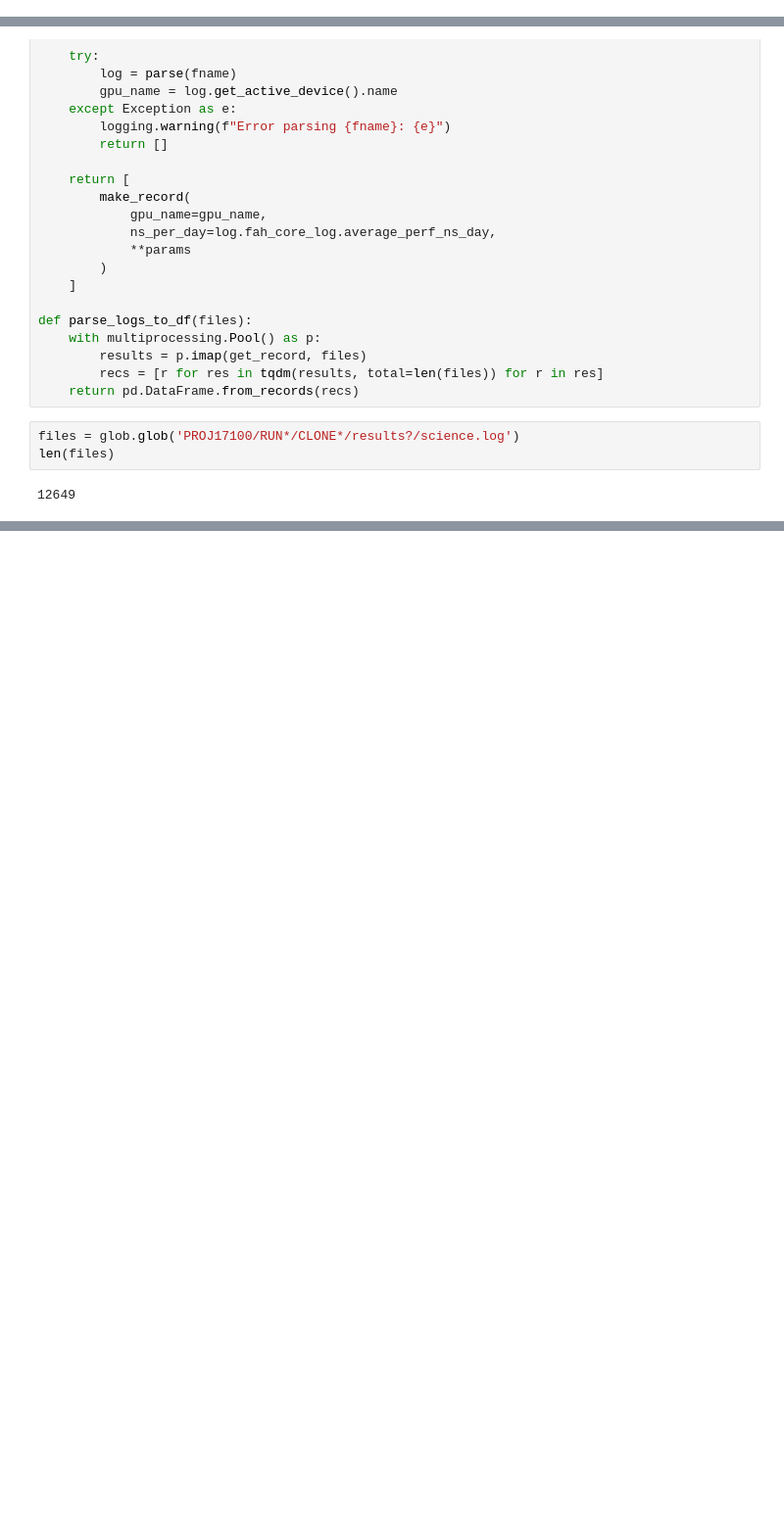
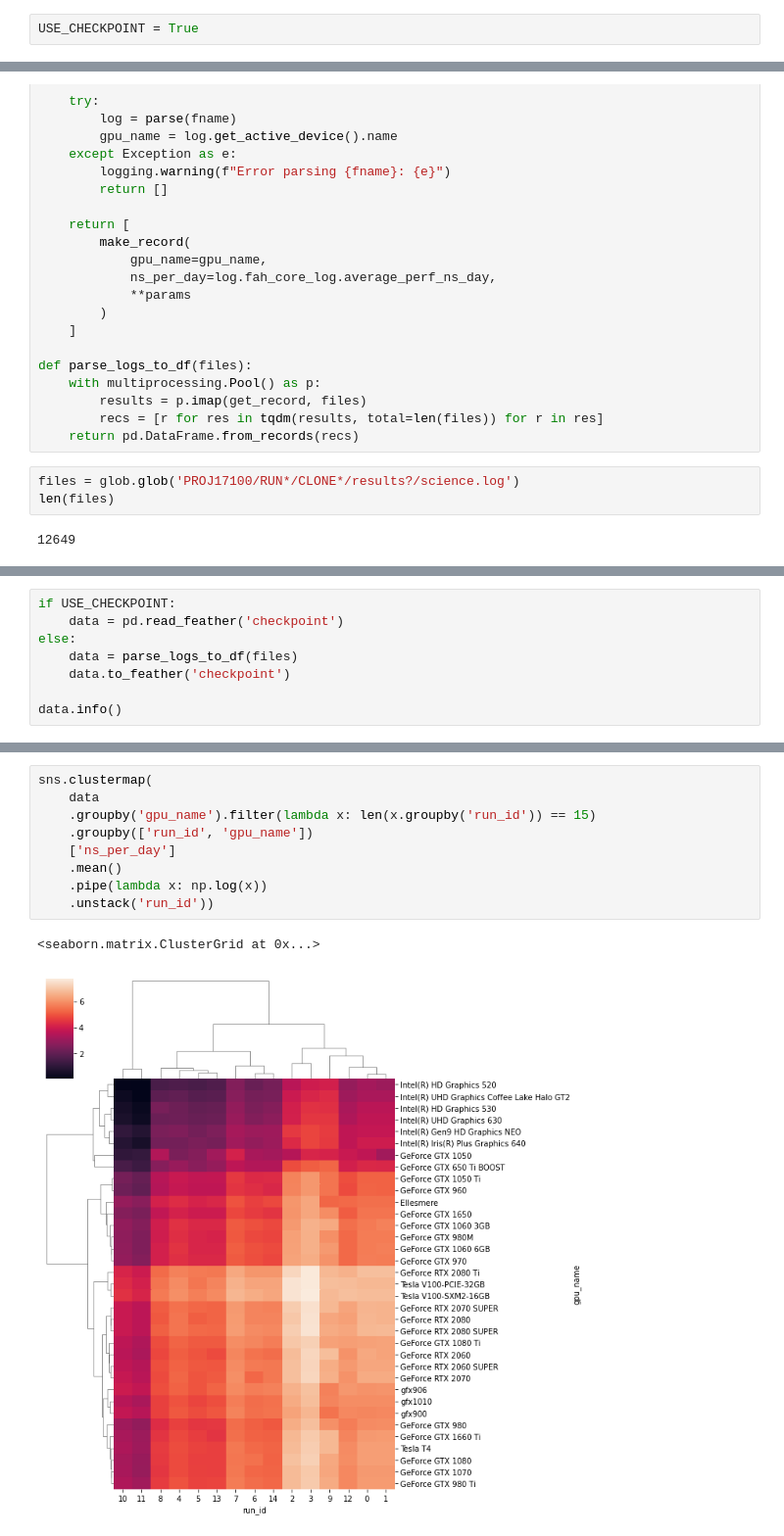
Before and after one commit to FoldingAtHome/fah-gpu-species, a Jupyter notebook: example.ipynb, the cells around one changed output, grey strips where cells are left out. Shown at 98% size. Drawn from its saved outputs; the diff is of its cells as text; blank space fills up the shorter version.

Commit message:
Add hierarchical clustering example

```diff
--- a/example.ipynb
+++ b/example.ipynb
@@ -8,5 +10,7 @@ import re
 from tqdm.auto import tqdm
 from parse_science_log import parse
+# %%
+USE_CHECKPOINT = True
 # %%
 log = parse('PROJ17100/RUN0/CLONE0/results0/science.log')
 # %%
@@ -126,0 +94,8 @@ data = pd.read_feather('checkpoint')
+# %%
+if USE_CHECKPOINT:
+    data = pd.read_feather('checkpoint')
+else:
+    data = parse_logs_to_df(files)
+    data.to_feather('checkpoint')
+
+data.info()
@@ -141,0 +165,12 @@ alt.Chart(df).mark_bar().encode(
+# %%
+sns.clustermap(
+    data
+    .groupby('gpu_name').filter(lambda x: len(x.groupby('run_id')) == 15)
+    .groupby(['run_id', 'gpu_name'])
+    ['ns_per_day']
+    .mean()
+    .pipe(lambda x: np.log(x))
+    .unstack('run_id'))
+# %% [output]
+<seaborn.matrix.ClusterGrid at 0x...>
+[figure, added]
```
Also changed, not shown: parts of 8 cells of this notebook, 1 other file.
